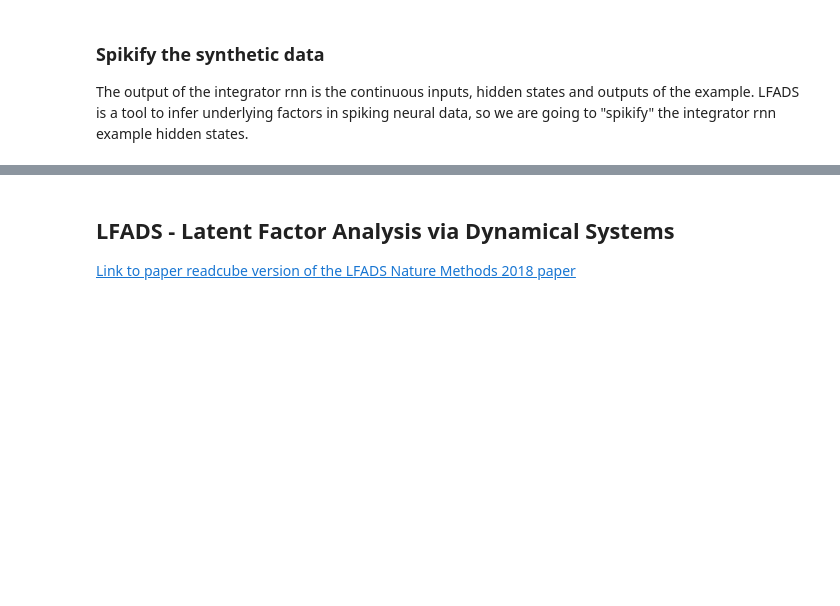
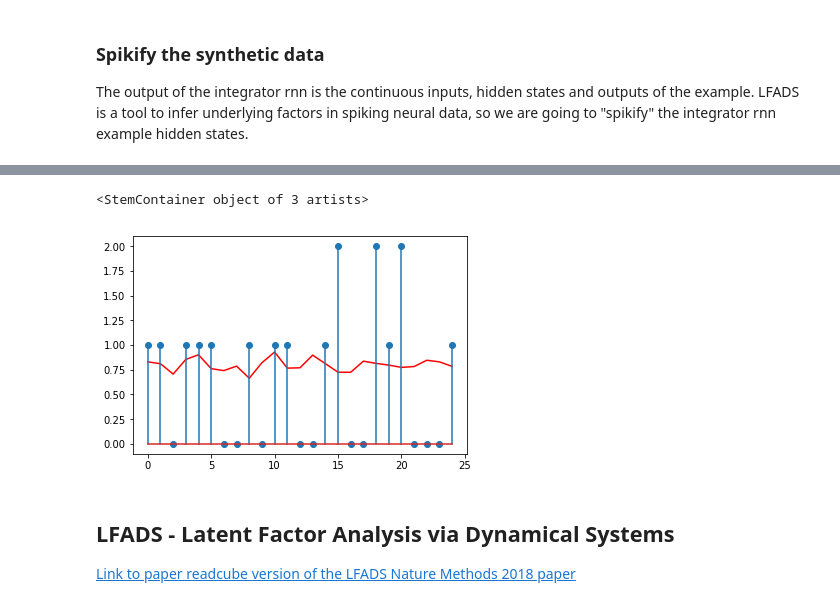
Before and after one commit to google-research/computation-thru-dynamics, a Jupyter notebook: notebooks/LFADS Tutorial.ipynb, the cells around one changed output, grey strips where cells are left out. Saved outputs shown, nothing was run; the diff lists cells and outputs as text; code cells hidden in the pictures; blank space fills up the shorter version.

```diff
--- a/notebooks/LFADS Tutorial.ipynb
+++ b/notebooks/LFADS Tutorial.ipynb
@@ -120,3 +130,16 @@ f = plotting.plot_data_stats(data_dict, data_bxtxn, data_dt)
+# %%
+# If you were to increase max_firing_rate to infinity, the
+# stem plot would approach the red line. This plot gives you an
+# idea of how challenging the data set is, at least on single
+# trials.
+bidx = 0
+hidx = onp.random.randint(0, 100)
+scale = max_firing_rate * data_dt
+plt.plot(scale*renormed_data[bidx,:,hidx], 'r');
+plt.stem(data_bxtxn[bidx,:,hidx])
+# %% [output]
+<StemContainer object of 3 artists>
+[figure, added]
 # %% [markdown]
 ## LFADS - Latent Factor Analysis via Dynamical Systems
 
```
Also changed, not shown: parts of 16 cells of this notebook, 1 other file.
